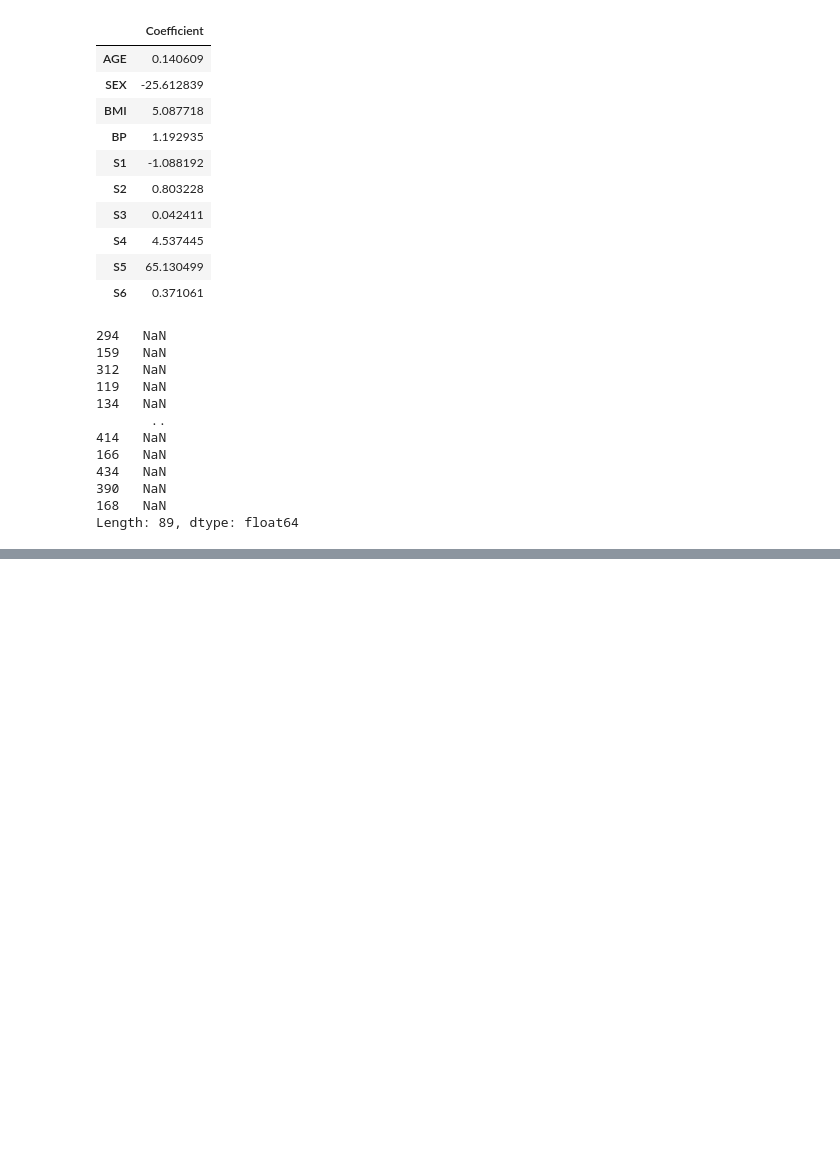
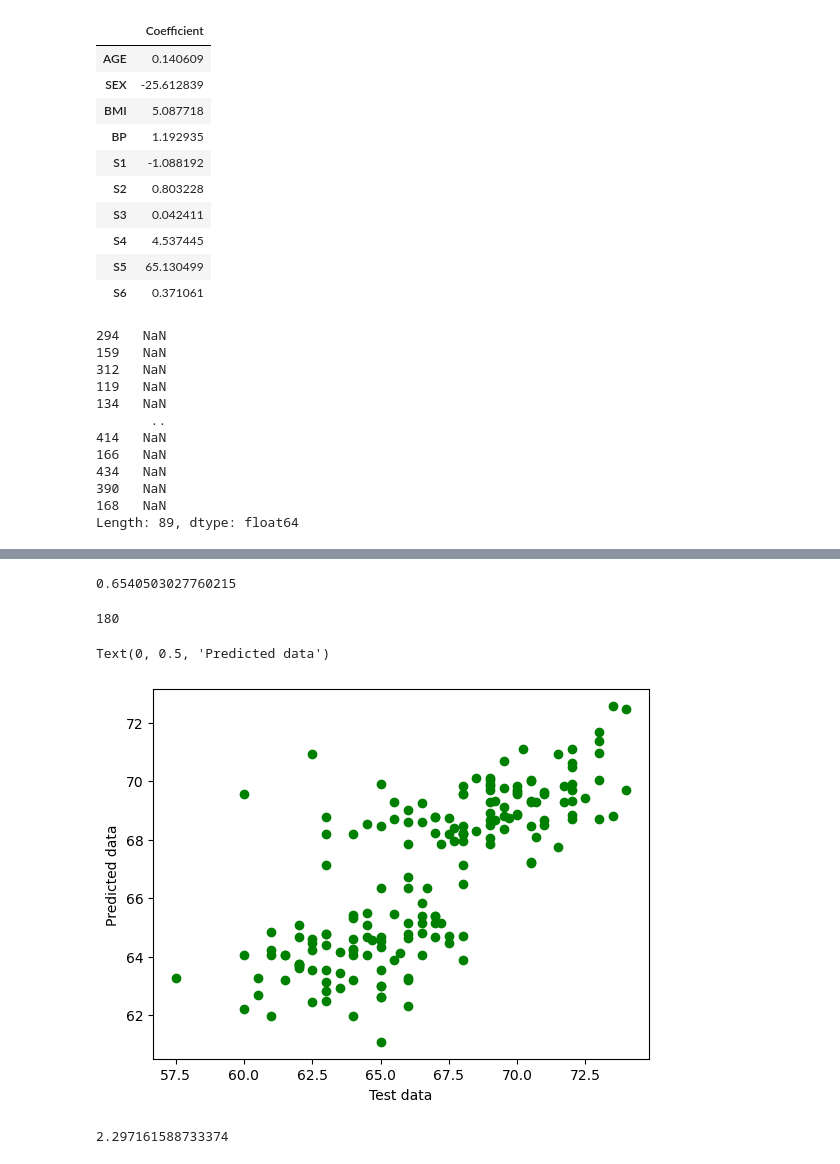
Before and after one commit to EmreCan99/2024_bio_data_science, a Jupyter notebook: scripts/linear_reg_init.ipynb, the cells around one changed output, grey strips where cells are left out. Cells and saved outputs as stored; diff of their text form; code cells hidden in the pictures; blank space fills up the shorter version.

Commit message:
Linear regression

```diff
--- a/scripts/linear_reg_init.ipynb
+++ b/scripts/linear_reg_init.ipynb
@@ -118,0 +148,29 @@ Length: 89, dtype: float64
+# %%
+X = df.iloc[:,1:4]
+y = df.iloc[:,4]
+
+# Gender mapping
+X.Gender = X.Gender.map({"M": 1, "F":2})
+# %%
+# Split data
+X_train, X_test, y_train, y_test = train_test_split(X, y, test_size= 0.2, random_state=110)
+# %%
+h_regressor = LinearRegression()
+h_regressor.fit(X_train, y_train)
+# %% [output]
+0.6540503027760215
+# %%
+h_prediction = h_regressor.predict(X_test)
+# %% [output]
+180
+# %%
+plt.scatter(y_test, h_prediction, color="g")
+plt.xlabel("Test data")
+plt.ylabel("Predicted data")
+# %% [output]
+Text(0, 0.5, 'Predicted data')
+[figure, added]
+# %%
+np.sqrt(metrics.mean_squared_error(y_test, h_prediction))
+# %% [output]
+2.297161588733374
```
Also changed, not shown: parts of 2 cells of this notebook.
